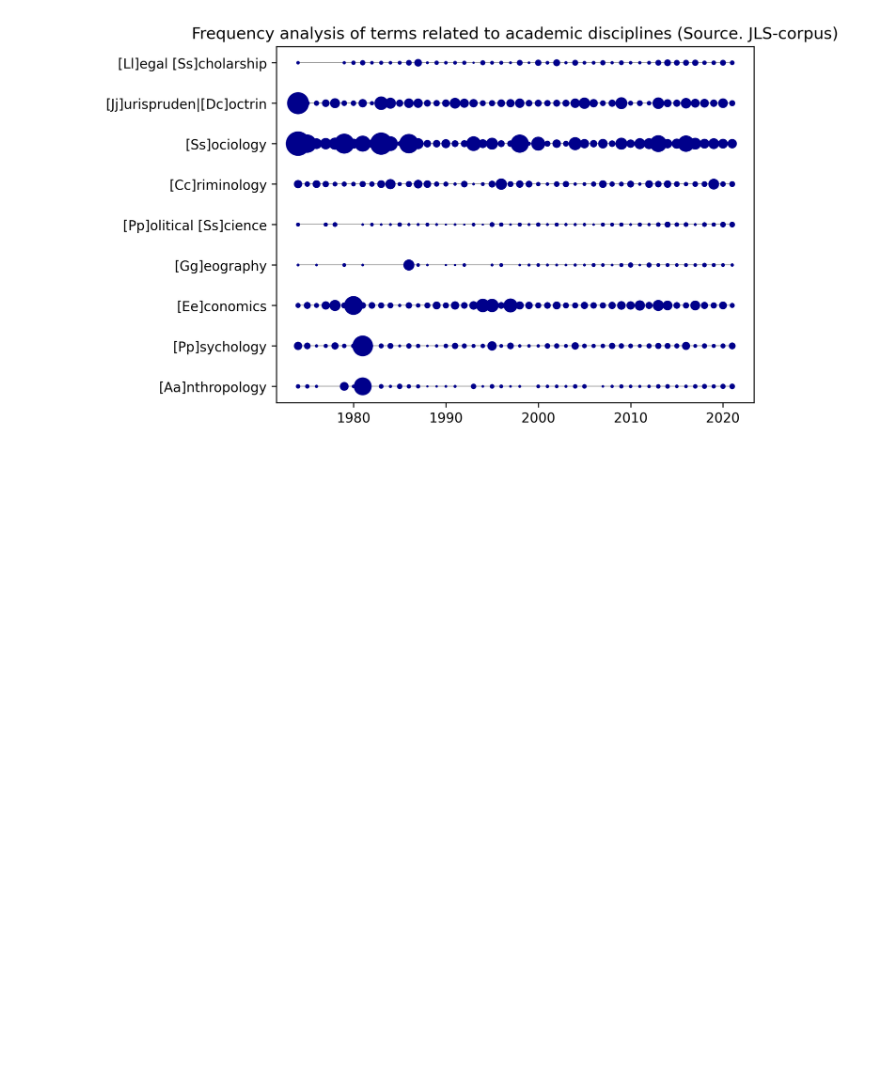
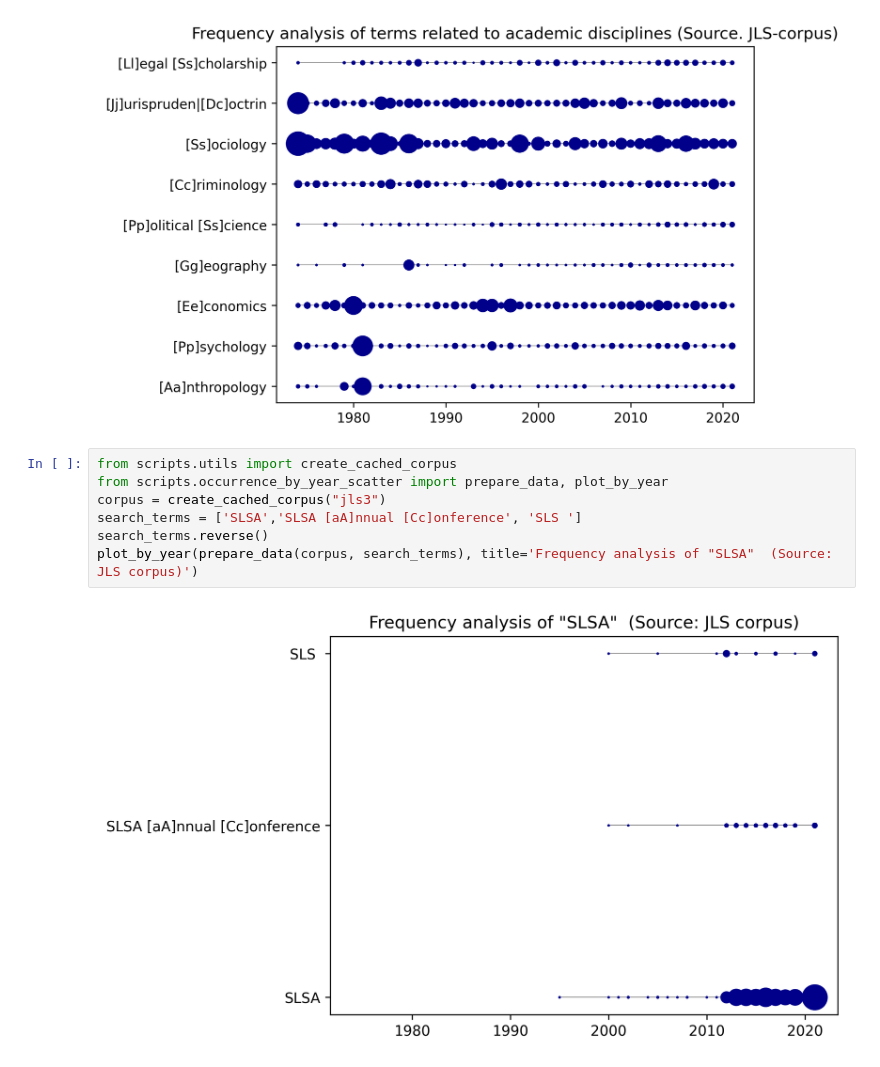
Before and after one commit to cboulanger/jls-bibliometry, a Jupyter notebook: jls-corpus-analyses.ipynb, the cells around one changed output. Drawn from its saved outputs; the diff is of its cells as text; blank space fills up the shorter version.

```diff
--- a/jls-corpus-analyses.ipynb
+++ b/jls-corpus-analyses.ipynb
@@ -89,3 +89,12 @@ plot_by_year(data,
              title='Frequency analysis of terms related to academic disciplines (Source. JLS-corpus)')
 # %% [output]
 [figure]
+# %%
+from scripts.utils import create_cached_corpus
+from scripts.occurrence_by_year_scatter import prepare_data, plot_by_year
+corpus = create_cached_corpus("jls3")
+search_terms = ['SLSA','SLSA [aA]nnual [Cc]onference', 'SLS ']
+search_terms.reverse()
+plot_by_year(prepare_data(corpus, search_terms), title='Frequency analysis of "SLSA"  (Source: JLS corpus)')
+# %% [output]
+[figure, added]
```
Also changed, not shown: 2 other files.
